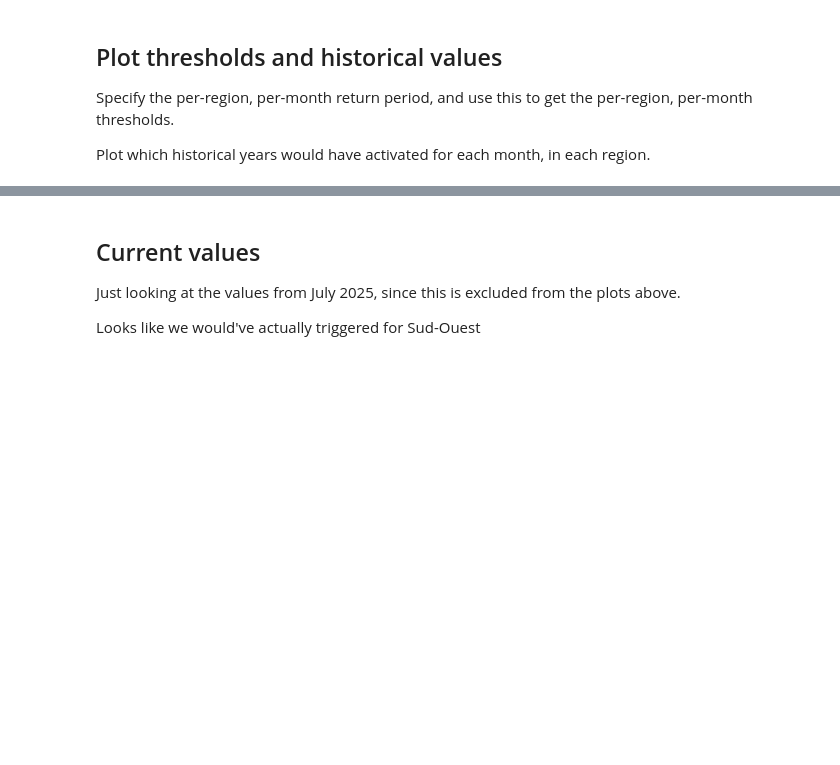
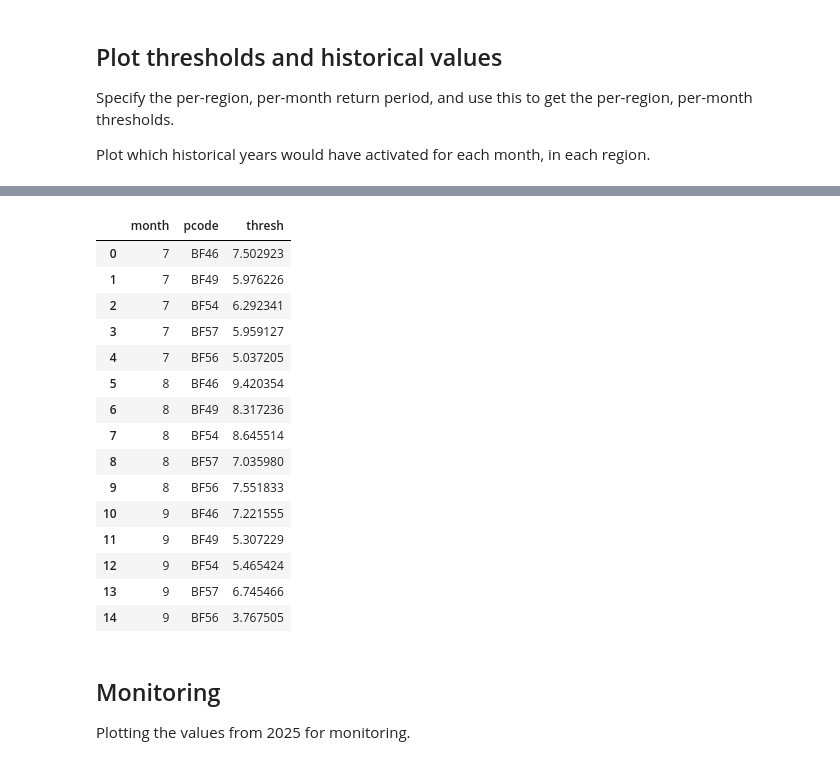
Before and after one commit to OCHA-DAP/ds-aa-bfa-flooding, a Jupyter notebook: analysis/seas5_trigger_individual_extraregions.ipynb, the cells around one changed output, grey strips where cells are left out. Saved outputs shown, nothing was run; the diff lists cells and outputs as text; code cells hidden in the pictures; blank space fills up the shorter version.

```diff
--- a/analysis/seas5_trigger_individual_extraregions.ipynb
+++ b/analysis/seas5_trigger_individual_extraregions.ipynb
@@ -264,6 +289,25 @@ Text(0.5, 0.92, 'Périodes de retour :\nPar mois, par région = 3,0 ans ; Par r
+# %%
+df_threshs = pd.DataFrame(dicts)
+# %%
+df_threshs
+# %% [output]
+|  | month | pcode | thresh |
+| 0 | 7 | BF46 | 7.502923 |
+| 1 | 7 | BF49 | 5.976226 |
+| 2 | 7 | BF54 | 6.292341 |
+| 3 | 7 | BF57 | 5.959127 |
+| 4 | 7 | BF56 | 5.037205 |
+| 5 | 8 | BF46 | 9.420354 |
+| 6 | 8 | BF49 | 8.317236 |
+| 7 | 8 | BF54 | 8.645514 |
+| 8 | 8 | BF57 | 7.035980 |
+| 9 | 8 | BF56 | 7.551833 |
+| 10 | 9 | BF46 | 7.221555 |
+| 11 | 9 | BF49 | 5.307229 |
+| 12 | 9 | BF54 | 5.465424 |
+| 13 | 9 | BF57 | 6.745466 |
+| 14 | 9 | BF56 | 3.767505 |
 # %% [markdown]
-## Current values
+## Monitoring
 
-Just looking at the values from July 2025, since this is excluded from the plots above.
-
-Looks like we would've actually triggered for Sud-Ouest
+Plotting the values from 2025 for monitoring.
```
Also changed, not shown: parts of 8 cells of this notebook, 1 other file.
